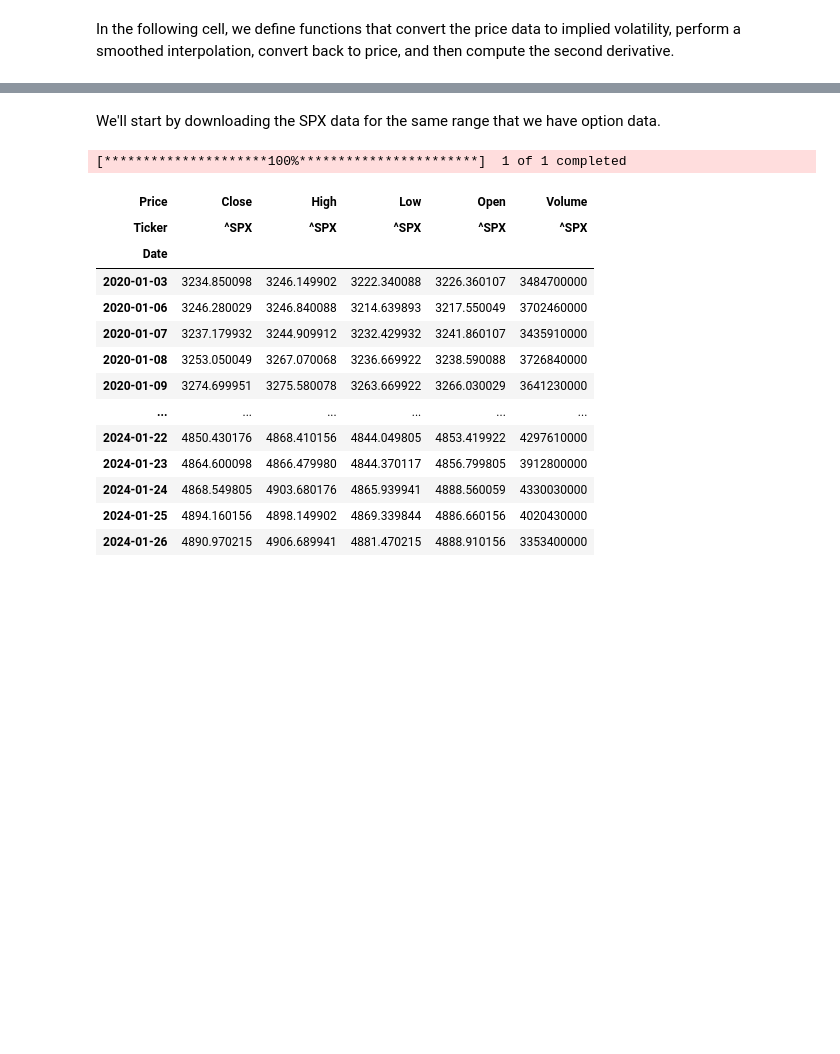
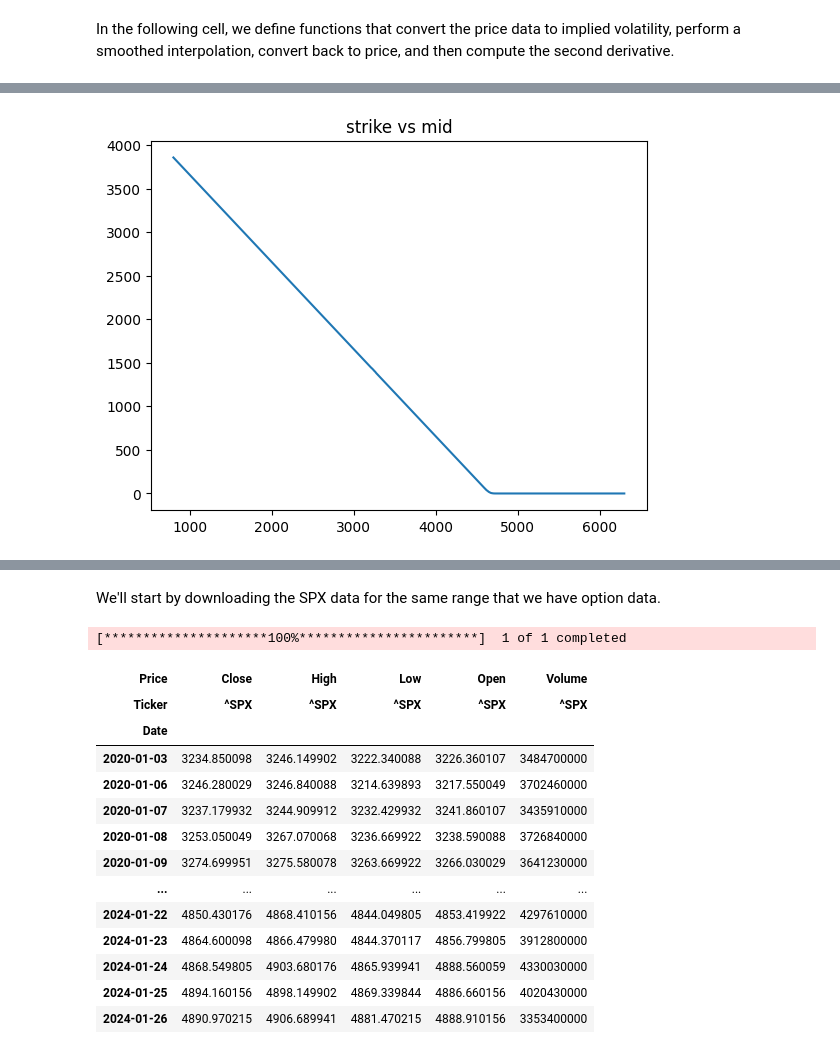
Before and after one commit to swbuchanan/implied-stock-distributions, a Jupyter notebook: project.ipynb, the cells around one changed output, grey strips where cells are left out. Cells and saved outputs as stored; diff of their text form; code cells hidden in the pictures; blank space fills up the shorter version.

```diff
--- a/project.ipynb
+++ b/project.ipynb
@@ -420,0 +635,89 @@ for _ in range(5):
+# %%
+
+
+for _ in range(1):
+    dfs = {
+        "1DTE": spx_1dte_dfs,
+        "7DTE": spx_7dte_dfs,
+        "28DTE": spx_28dte_dfs,
+    }
+
+    df_type = random.choice(["1DTE", "7DTE", "28DTE"])
+    # df = dfs[df_type][random.randint(0, len(dfs[df_type]))].copy()
+
+    for i, search_df in enumerate(spx_1dte_dfs):
+        if "2021-11-29 16:00:00" in search_df["quote_time"].values:
+            print(f"Found in dataframe {i}")
+            df = search_df
+            break
+
+    # df = spx_1dte_dfs[14]
+
+
+    # df = spx_28dte_dfs[random.randint(0, len(spx_1dte_dfs))].copy()
+
+    spot_price = df['underlying_last'].mean()   # I am taking the mean just in case, but the underlying_last column should contain only one number
+
+    option_type = ["call", "put"][random.randint(0,1)]
+
+    # strikes_fine, bs_prices_fine, f_2 = create_pdf(
+    #     option_type=option_type, # TODO: also do put options
+    #     strikes=df['strike'],
+    #     option_prices=df[f'{option_type}_mid'],
+    #     underlying_prices=df["underlying_last"],
+    #     tte_years=tte_years,
+    #     spot_price=spot_price
+    # )
+
+    plt.plot(df['strike'], df['call_mid'])
+    plt.title("strike vs mid")
+    plt.show()
+
+    strike_grid, price_smooth, iv_smooth, iv_of_strike = smooth_option_curve(
+        strikes=df['strike'],
+        option_prices=df['call_mid'],
+        spot=spot_price,
+        T=df['tte_years'].iloc[0],
+        option_type="call",
+        r=0,
+        forward=None,
+        n_grid=500,
+    )
+
+    plt.plot(strike_grid, price_smooth)
+    plt.title("strike vs price NEW smoothed")
+    plt.show()
+
+    plt.plot(strike_grid, iv_of_strike(strike_grid))
+    plt.title("strike vs iv NEW smoothed")
+    plt.show()
+
+    plt.plot(df['strike'], df['call_iv'])
+    plt.title("strike vs iv")
+    plt.show()
+
+    strikes_fine, bs_prices_fine, f_2 = create_pdf_from_df(df, 'call')
+
+    plt.plot(strikes_fine, bs_prices_fine)
+    plt.title("strikes fine vs bs prices fine")
+    plt.show()
+
+
+    fig, ax1 = plt.subplots()
+
+    ax1.plot(strikes_fine, bs_prices_fine)
+    ax1.set_xlabel('Strike')
+    ax1.set_ylabel('Price as a function of strike (smoothed)', color='tab:blue')
+    ax1.tick_params(axis='y', labelcolor='tab:blue')
+
+    ax2 = ax1.twinx()
+    ax2.plot(strikes_fine, f_2(strikes_fine), color='tab:red', label='pdf')
+    ax2.set_ylabel('f(K)', color='tab:red')
+    ax2.tick_params(axis='y', labelcolor='tab:red')
+
+    # print(f_2(strikes_fine).min())
+    ax1.vlines(x=spot_price, ymin=bs_prices_fine.min(), ymax=bs_prices_fine.max(), color="#777777", linestyles="--", label="Spot price")
+    # ax1.vlines(x=spot_price * np.exp(0.5 * tte_years), ymin=bs_prices_fine.min(), ymax=bs_prices_fine.max(), color="#777777", linestyles="--", label="Spot price")
+    plt.title(f"{df_type} {option_type} implied option price pdf on {pd.to_datetime(df['expire_unix'].iloc[0], unit="s").date()}")
+    plt.show()
+# %% [output]
@@ -420,0 +725 @@ for _ in range(5):
+[figure, added]
```
Also changed, not shown: parts of 26 cells of this notebook.
